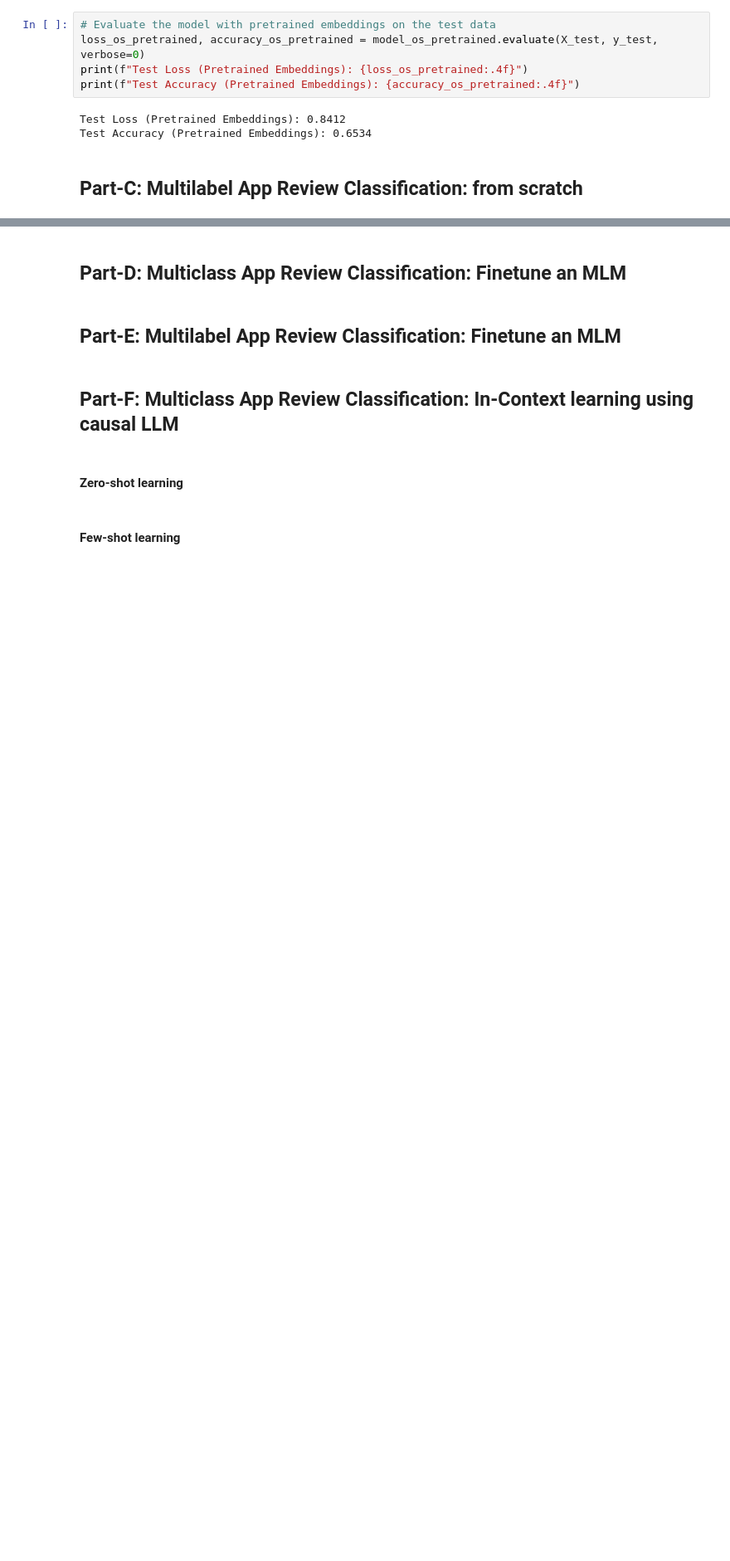
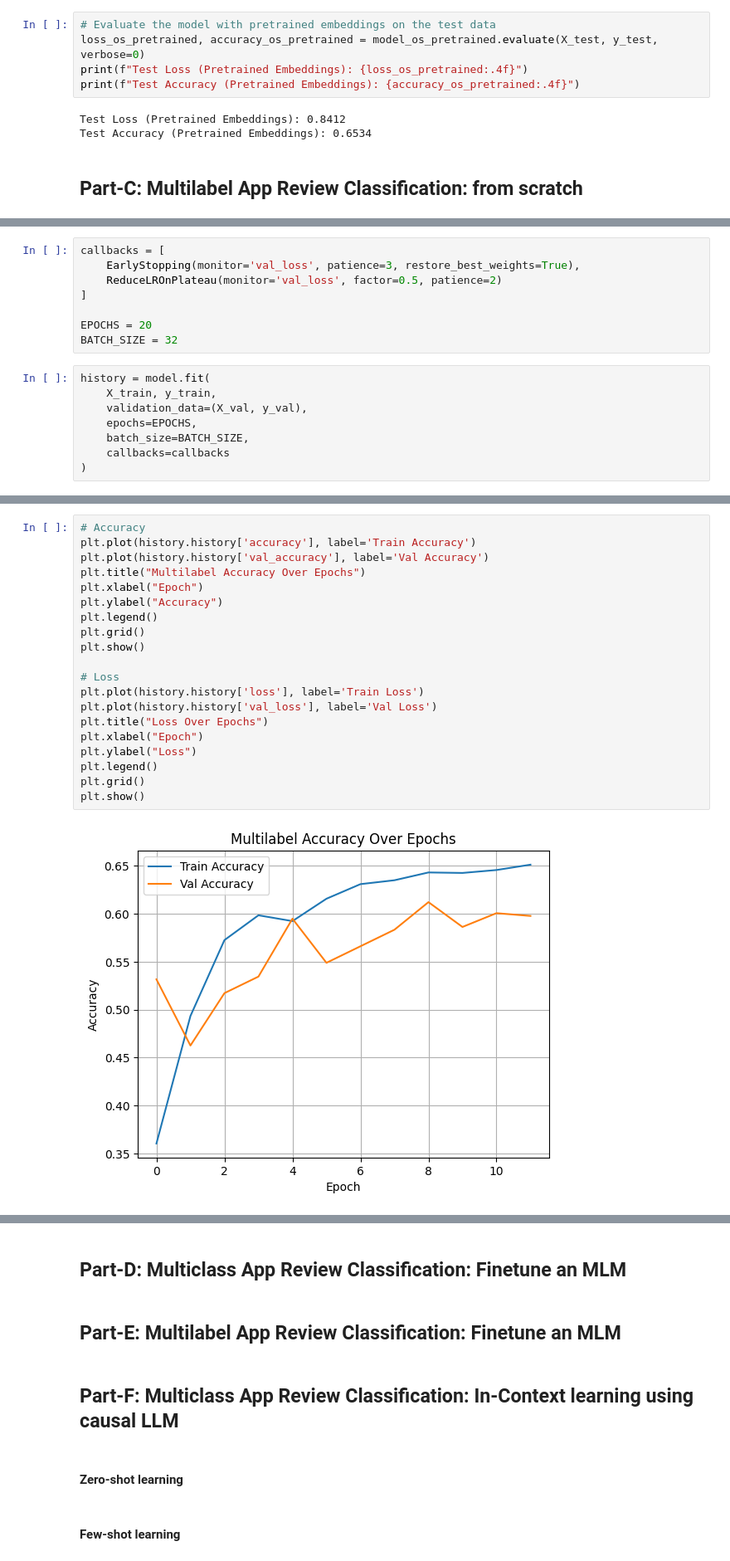
Before and after one commit to Hayder-Aleissa/NLP-Project, a Jupyter notebook: NLP_project.ipynb, the cells around one changed output, grey strips where cells are left out. Shown at 83% size. Cells and saved outputs as stored; diff of their text form; blank space fills up the shorter version.

```diff
--- a/NLP_project.ipynb
+++ b/NLP_project.ipynb
@@ -589,0 +770,16 @@ Test Accuracy (Pretrained Embeddings): 0.6534
+# %%
+callbacks = [
+    EarlyStopping(monitor='val_loss', patience=3, restore_best_weights=True),
+    ReduceLROnPlateau(monitor='val_loss', factor=0.5, patience=2)
+]
+
+EPOCHS = 20
+BATCH_SIZE = 32
+# %%
+history = model.fit(
+    X_train, y_train,
+    validation_data=(X_val, y_val),
+    epochs=EPOCHS,
+    batch_size=BATCH_SIZE,
+    callbacks=callbacks
+)
@@ -589,0 +804,22 @@ Test Accuracy (Pretrained Embeddings): 0.6534
+# %%
+# Accuracy
+plt.plot(history.history['accuracy'], label='Train Accuracy')
+plt.plot(history.history['val_accuracy'], label='Val Accuracy')
+plt.title("Multilabel Accuracy Over Epochs")
+plt.xlabel("Epoch")
+plt.ylabel("Accuracy")
+plt.legend()
+plt.grid()
+plt.show()
+
+# Loss
+plt.plot(history.history['loss'], label='Train Loss')
+plt.plot(history.history['val_loss'], label='Val Loss')
+plt.title("Loss Over Epochs")
+plt.xlabel("Epoch")
+plt.ylabel("Loss")
+plt.legend()
+plt.grid()
+plt.show()
+# %% [output]
+[figure, added]
```
Also changed, not shown: parts of 23 cells of this notebook, 2 other files.
